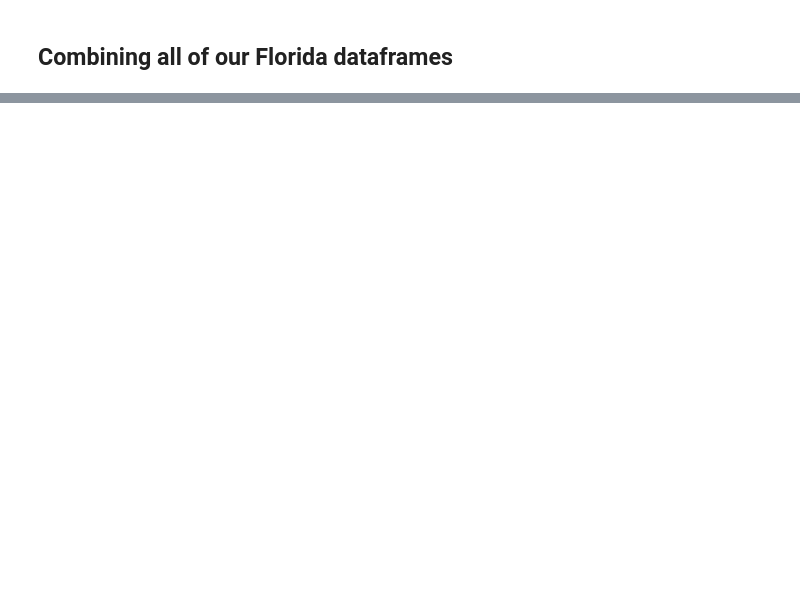
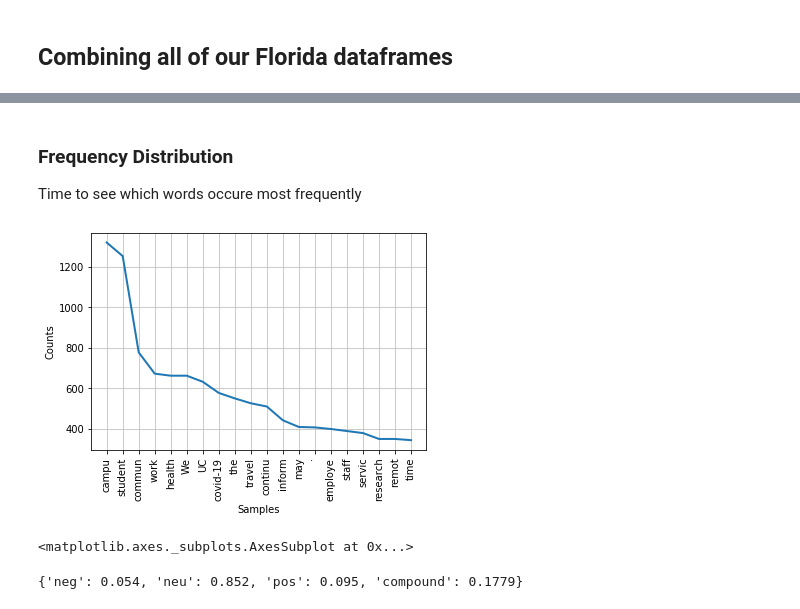
Before and after one commit to hasetia/Data-Science-Sentiment-Analysis-, a Jupyter notebook: Final Report.ipynb, the cells around one changed output, grey strips where cells are left out. Drawn from its saved outputs; the diff is of its cells as text; code cells hidden in the pictures; blank space fills up the shorter version.

```diff
--- a/Final Report.ipynb
+++ b/Final Report.ipynb
@@ -704,0 +627,15 @@ print(df_tx.to_string())
+# %%
+# Stemming
+from nltk.stem import PorterStemmer
+
+ps = PorterStemmer()
+
+#stemmed_words=[]
+#for w in filtered_sent:
+#    stemmed_words.append(ps.stem(w))
+
+#print("Filtered Sentence:", filtered_sent)
+#print("Stemmed Sentence:", stemmed_words)
+# %%
+df_ca['stem'] = df_ca['stop'].apply(lambda x: [ps.stem(y) for y in x])
+df_ca.head()
@@ -704,0 +649,25 @@ print(df_tx.to_string())
+# %% [markdown]
+### Frequency Distribution
+Time to see which words occure most frequently
+# %%
+# get series of all words after stemming
+stem_ca = df_ca['stem'].apply(pd.Series).stack()
+# %%
+from nltk.probability import FreqDist
+import string
+
+# calculation word frequency
+fdist_stem_ca = FreqDist(stem_ca)
+
+
+# remove punctuation counts
+for punc in string.punctuation:
+    del fdist_stem_ca[punc]
+# %%
+# Frequency Distribution Plot - top 20
+
+# for words in what students like most
+fdist_stem_ca.plot(20, cumulative=False)
+# %% [output]
+[figure, added]
+<matplotlib.axes._subplots.AxesSubplot at 0x...>
@@ -704,0 +677,7 @@ print(df_tx.to_string())
+# %%
+# Some text taken from UC Santa Cruz's first COVID-19 update
+analyser.polarity_scores(""""We know that many of you are concerned about the recent appearance of the coronavirus.
+                         Although there have been no confirmed cases on campus, we want to provide you with some
+                         information about how to protect your health.""")
+# %% [output]
+{'neg': 0.054, 'neu': 0.852, 'pos': 0.095, 'compound': 0.1779}
```
Also changed, not shown: parts of 40 cells of this notebook.
